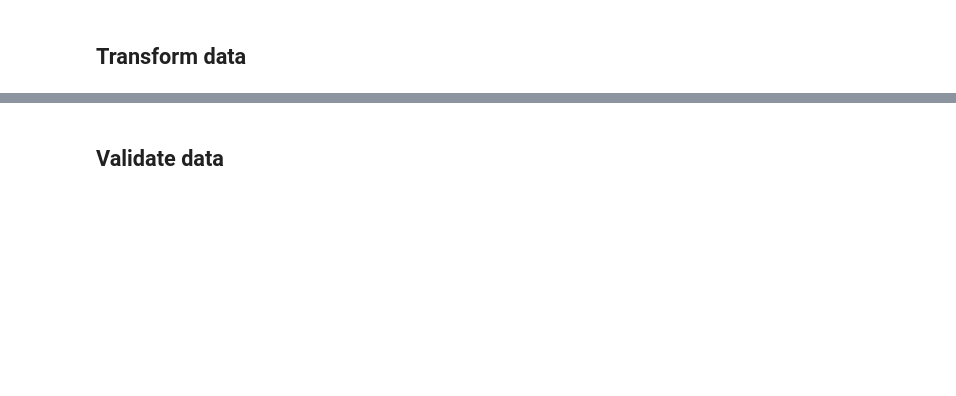
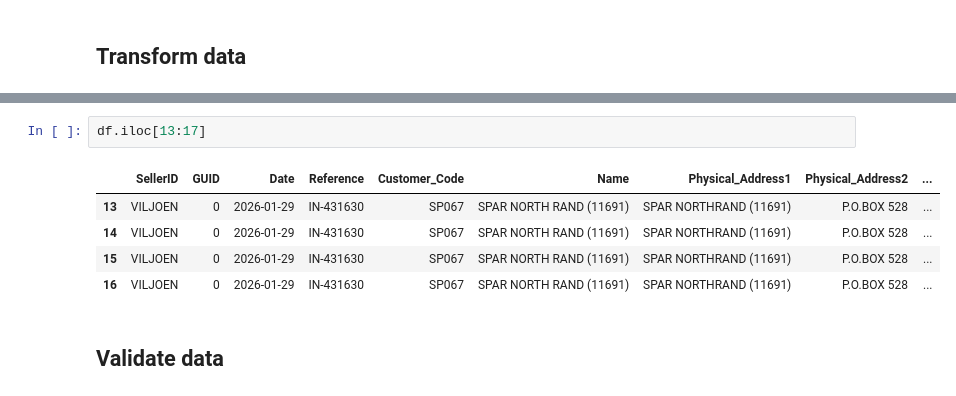
Before and after one commit to eddychetz/etl-automation-with-prefect, a Jupyter notebook: etl_workflow.ipynb, the cells around one changed output, grey strips where cells are left out. Cells and saved outputs as stored; diff of their text form; blank space fills up the shorter version.

```diff
--- a/etl_workflow.ipynb
+++ b/etl_workflow.ipynb
@@ -348,3 +305,11 @@ df
+# %%
+df.iloc[13:17]
+# %% [output]
+|  | SellerID | GUID | Date | Reference | Customer_Code | Name | Physical_Address1 | Physical_Address2 | ... |
+| 13 | VILJOEN | 0 | 2026-01-29 | IN-431630 | SP067 | SPAR NORTH RAND (11691) | SPAR NORTHRAND (11691) | P.O.BOX 528 | ... |
+| 14 | VILJOEN | 0 | 2026-01-29 | IN-431630 | SP067 | SPAR NORTH RAND (11691) | SPAR NORTHRAND (11691) | P.O.BOX 528 | ... |
+| 15 | VILJOEN | 0 | 2026-01-29 | IN-431630 | SP067 | SPAR NORTH RAND (11691) | SPAR NORTHRAND (11691) | P.O.BOX 528 | ... |
+| 16 | VILJOEN | 0 | 2026-01-29 | IN-431630 | SP067 | SPAR NORTH RAND (11691) | SPAR NORTHRAND (11691) | P.O.BOX 528 | ... |
 # %% [markdown]
 ## Validate data
 # %%
```
Also changed, not shown: parts of 23 cells of this notebook, 11 other files.
